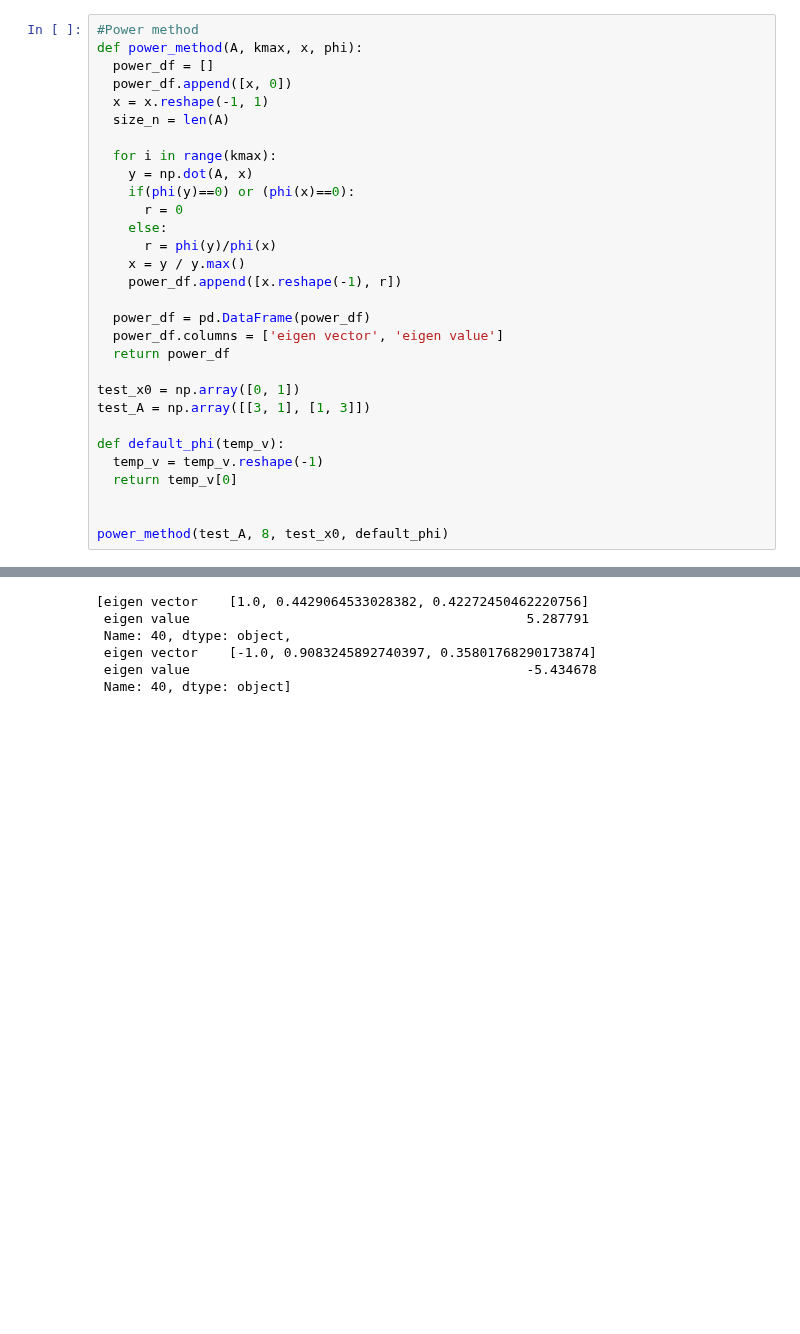
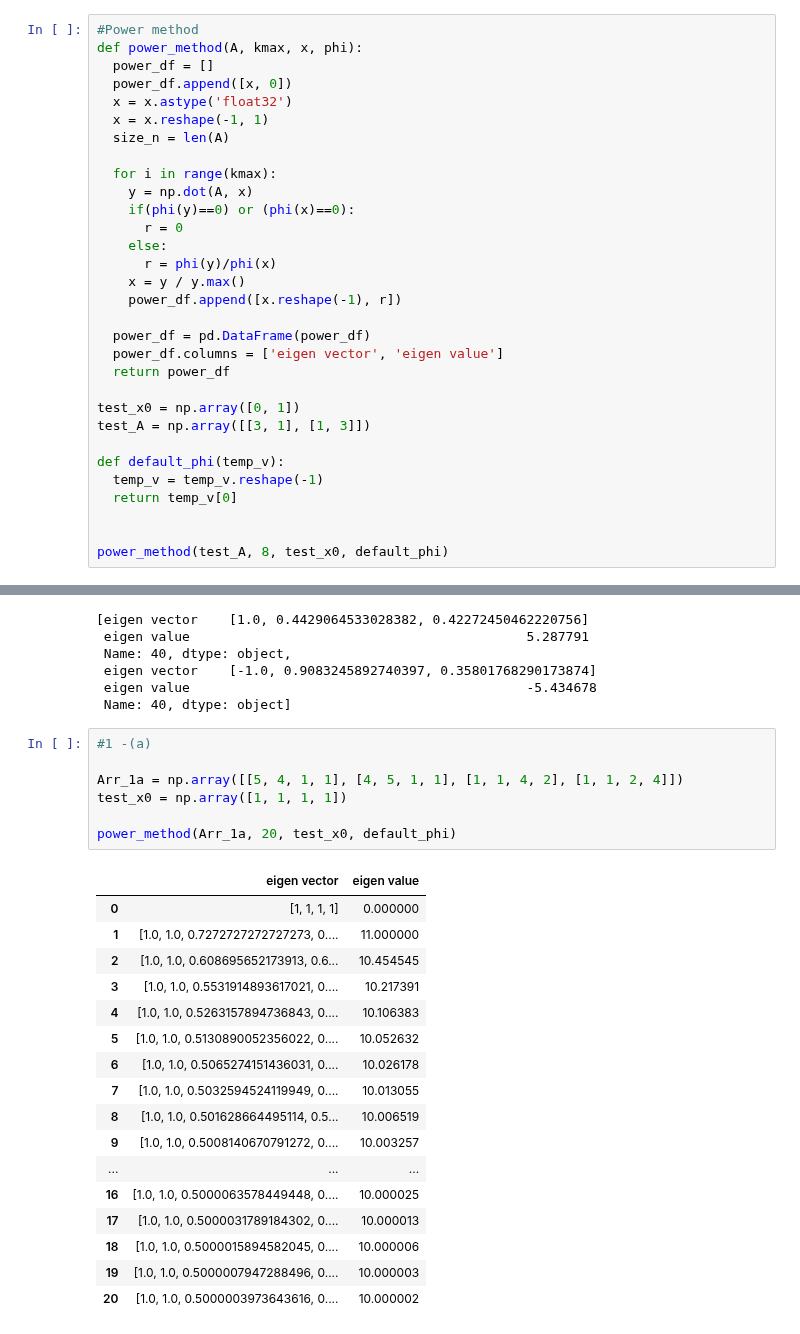
Before and after one commit to tirals88/Numerical-Mathematics-and-Computing, a Jupyter notebook: Chap8_More on Linear Systems.ipynb, the cells around one changed output, grey strips where cells are left out. Saved outputs shown, nothing was run; the diff lists cells and outputs as text; blank space fills up the shorter version.

```diff
--- a/Chap8_More on Linear Systems.ipynb
+++ b/Chap8_More on Linear Systems.ipynb
@@ -464,6 +464,7 @@ $$r_{k} \equiv \frac{\varphi(x^{(k+1)}}{\varphi(x^{(k)}} = \lambda_{1}[\frac{\va
 def power_method(A, kmax, x, phi):
   power_df = []
   power_df.append([x, 0])
+  x = x.astype('float32')
   x = x.reshape(-1, 1)
   size_n = len(A)
 
@@ -703,3 +726,28 @@ test_shifted
  eigen vector    [-1.0, 0.9083245892740397, 0.35801768290173874]
  eigen value                                           -5.434678
  Name: 40, dtype: object]
+# %%
+#1 -(a)
+
+Arr_1a = np.array([[5, 4, 1, 1], [4, 5, 1, 1], [1, 1, 4, 2], [1, 1, 2, 4]])
+test_x0 = np.array([1, 1, 1, 1])
+
+power_method(Arr_1a, 20, test_x0, default_phi)
+# %% [output]
+|  | eigen vector | eigen value |
+| 0 | [1, 1, 1, 1] | 0.000000 |
+| 1 | [1.0, 1.0, 0.7272727272727273, 0.... | 11.000000 |
+| 2 | [1.0, 1.0, 0.608695652173913, 0.6... | 10.454545 |
+| 3 | [1.0, 1.0, 0.5531914893617021, 0.... | 10.217391 |
+| 4 | [1.0, 1.0, 0.5263157894736843, 0.... | 10.106383 |
+| 5 | [1.0, 1.0, 0.5130890052356022, 0.... | 10.052632 |
+| 6 | [1.0, 1.0, 0.5065274151436031, 0.... | 10.026178 |
+| 7 | [1.0, 1.0, 0.5032594524119949, 0.... | 10.013055 |
+| 8 | [1.0, 1.0, 0.501628664495114, 0.5... | 10.006519 |
+| 9 | [1.0, 1.0, 0.5008140670791272, 0.... | 10.003257 |
+| ... | ... | ... |
+| 16 | [1.0, 1.0, 0.5000063578449448, 0.... | 10.000025 |
+| 17 | [1.0, 1.0, 0.5000031789184302, 0.... | 10.000013 |
+| 18 | [1.0, 1.0, 0.5000015894582045, 0.... | 10.000006 |
+| 19 | [1.0, 1.0, 0.5000007947288496, 0.... | 10.000003 |
+| 20 | [1.0, 1.0, 0.5000003973643616, 0.... | 10.000002 |
```
Also changed, not shown: parts of 10 cells of this notebook.
